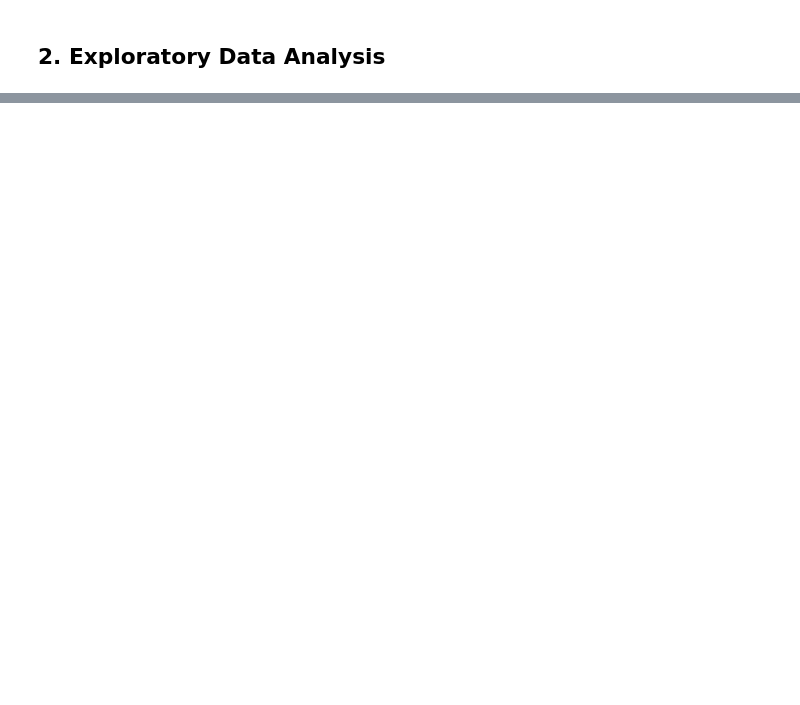
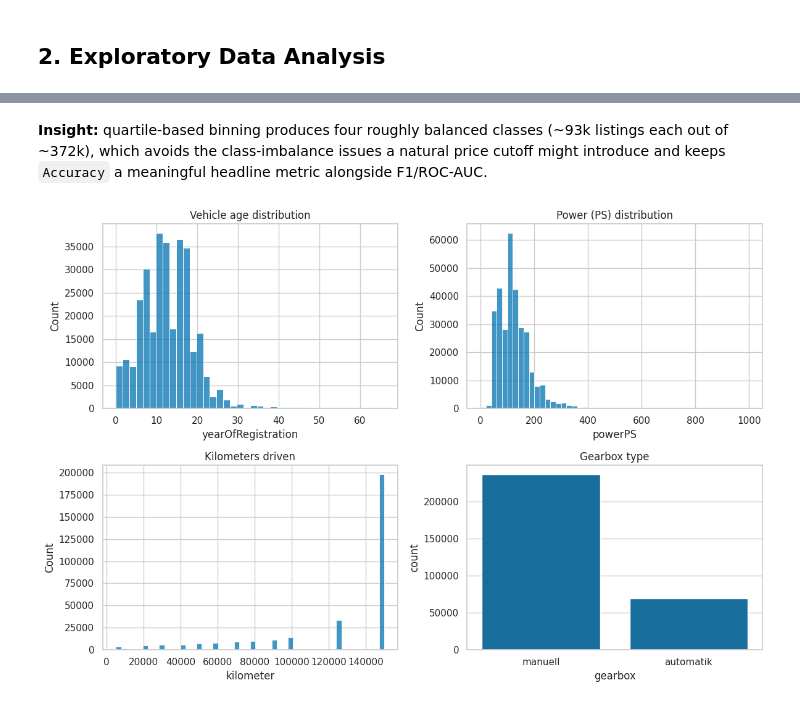
Before and after one commit to Rushil-99/ML-capstone, a Jupyter notebook: notebooks/classification.ipynb, the cells around one changed output, grey strips where cells are left out. Cells and saved outputs as stored; diff of their text form; code cells hidden in the pictures; blank space fills up the shorter version.

```diff
--- a/notebooks/classification.ipynb
+++ b/notebooks/classification.ipynb
@@ -100,0 +89,12 @@ print(f"Test MAE   : {ridge_mae:.4f}")
+# %% [markdown]
+**Insight:** quartile-based binning produces four roughly balanced classes (~93k listings each out of ~372k), which avoids the class-imbalance issues a natural price cutoff might introduce and keeps `Accuracy` a meaningful headline metric alongside F1/ROC-AUC.
+# %%
+fig, axes = plt.subplots(2, 2, figsize=(12, 8))
+sns.histplot(df_eda["vehicle_age"] if "vehicle_age" in df_eda else (2016 - df_eda["yearOfRegistration"]), bins=40, ax=axes[0,0]).set_title("Vehicle age distribution")
+sns.histplot(df_eda["powerPS"], bins=50, ax=axes[0,1]).set_title("Power (PS) distribution")
+sns.histplot(df_eda["kilometer"], bins=50, ax=axes[1,0]).set_title("Kilometers driven")
+sns.countplot(data=df_eda, x="gearbox", ax=axes[1,1]).set_title("Gearbox type")
+plt.tight_layout()
+plt.show()
+# %% [output]
+[figure, added]
```
Also changed, not shown: parts of 36 cells of this notebook, 5 other files.
